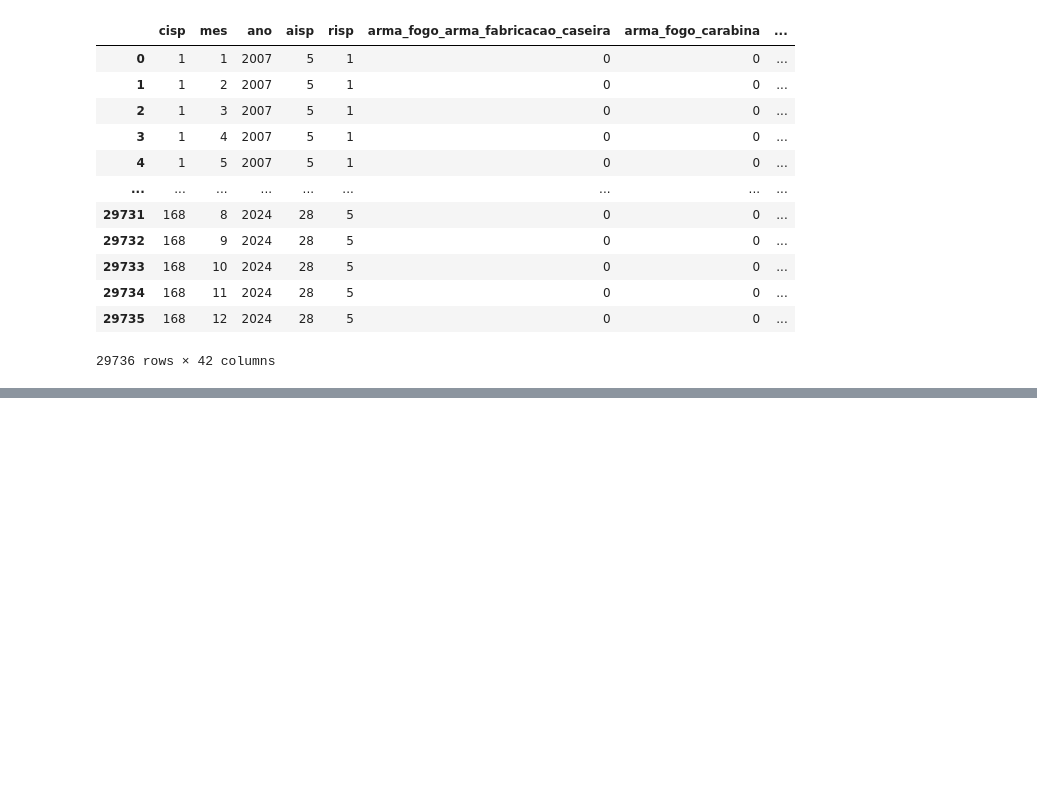
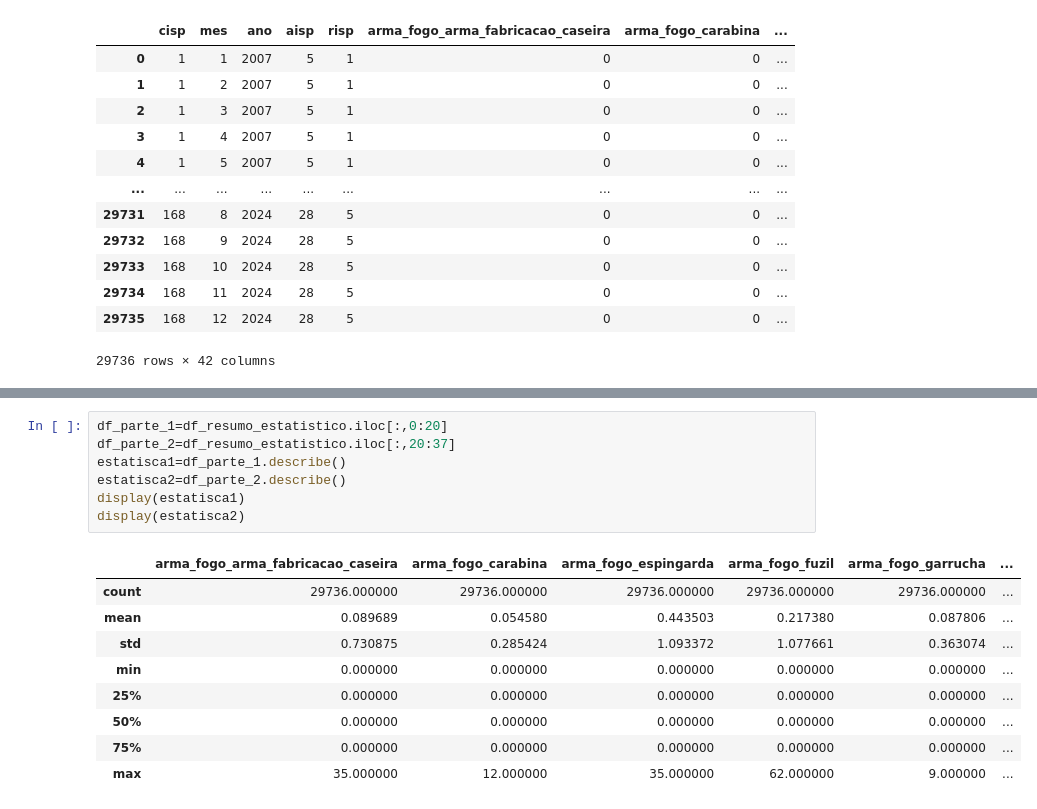
Before and after one commit to LilianeCrespo/ProjetoFinalBD, a Jupyter notebook: Espelho_principal.ipynb, the cells around one changed output, grey strips where cells are left out. Cells and saved outputs as stored; diff of their text form; blank space fills up the shorter version.

Commit message:
Parte 1 - código
Atualizando os código feitos da parte um do trabalho.

```diff
--- a/Espelho_principal.ipynb
+++ b/Espelho_principal.ipynb
@@ -45,0 +92,17 @@ display(df_copia)
+# %%
+df_parte_1=df_resumo_estatistico.iloc[:,0:20]
+df_parte_2=df_resumo_estatistico.iloc[:,20:37]
+estatisca1=df_parte_1.describe()
+estatisca2=df_parte_2.describe()
+display(estatisca1)
+display(estatisca2)
+# %% [output]
+|  | arma_fogo_arma_fabricacao_caseira | arma_fogo_carabina | arma_fogo_espingarda | arma_fogo_fuzil | arma_fogo_garrucha | ... |
+| count | 29736.000000 | 29736.000000 | 29736.000000 | 29736.000000 | 29736.000000 | ... |
+| mean | 0.089689 | 0.054580 | 0.443503 | 0.217380 | 0.087806 | ... |
+| std | 0.730875 | 0.285424 | 1.093372 | 1.077661 | 0.363074 | ... |
+| min | 0.000000 | 0.000000 | 0.000000 | 0.000000 | 0.000000 | ... |
+| 25% | 0.000000 | 0.000000 | 0.000000 | 0.000000 | 0.000000 | ... |
+| 50% | 0.000000 | 0.000000 | 0.000000 | 0.000000 | 0.000000 | ... |
+| 75% | 0.000000 | 0.000000 | 0.000000 | 0.000000 | 0.000000 | ... |
+| max | 35.000000 | 12.000000 | 35.000000 | 62.000000 | 9.000000 | ... |
```
Also changed, not shown: parts of 21 cells of this notebook.
